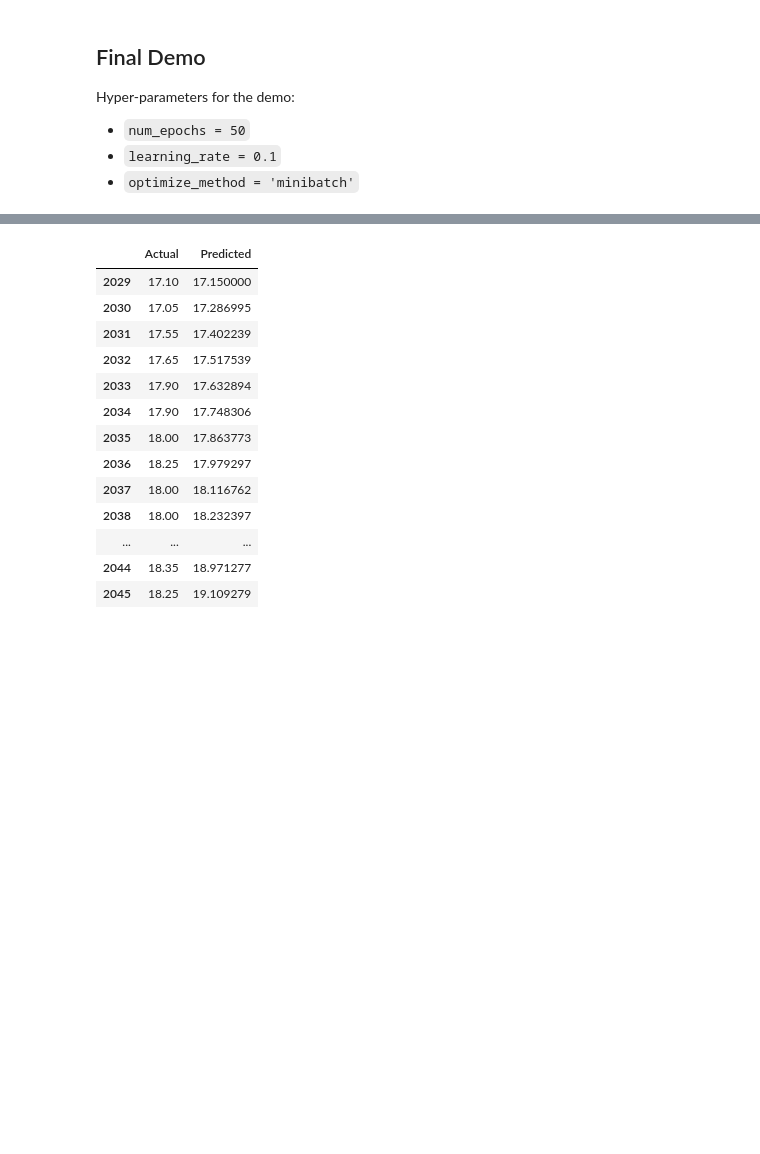
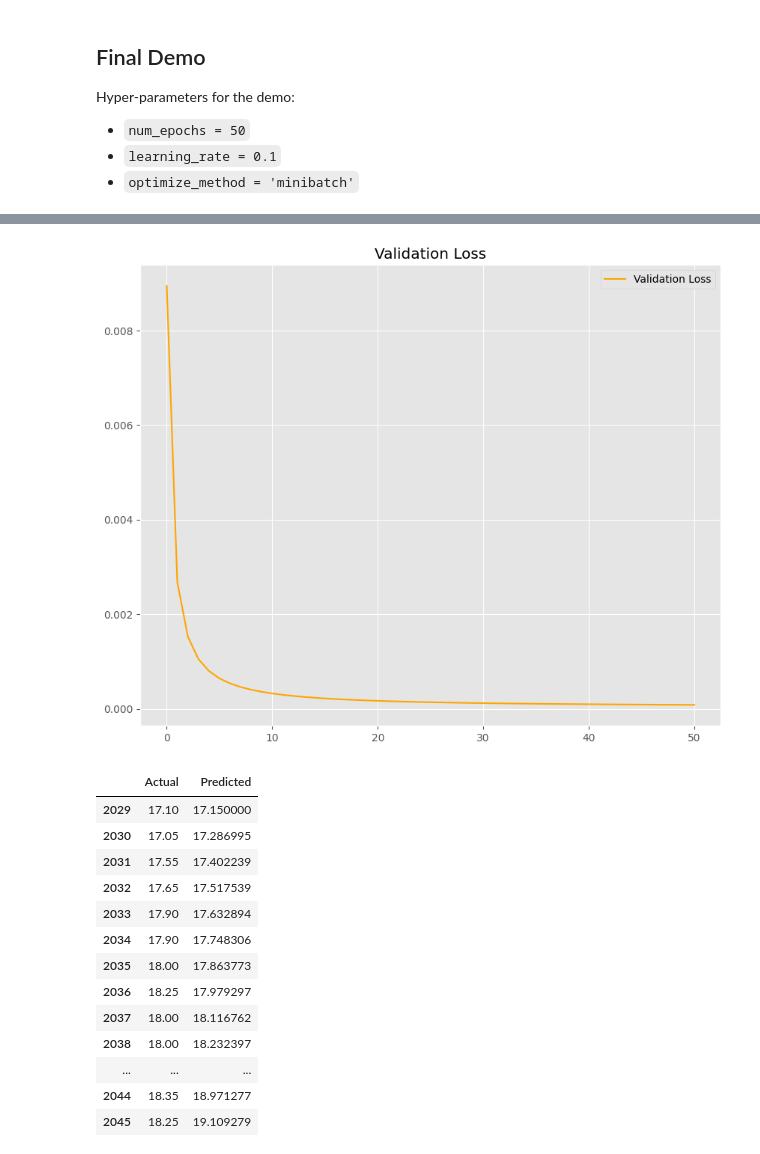
Before and after one commit to snguyenduongtruong/Parallelize-LSTM-, a Jupyter notebook: parallel LSTM.ipynb, the cells around one changed output, grey strips where cells are left out. Saved outputs shown, nothing was run; the diff lists cells and outputs as text; code cells hidden in the pictures; blank space fills up the shorter version.

```diff
--- a/parallel LSTM.ipynb
+++ b/parallel LSTM.ipynb
@@ -1380,6 +1541,8 @@ def loop_minibatches(implementation, minibatch_size, train_valid_set, params, al
             loop_samples_in_minibatch_sequential(minibatch_set, U, V, W, B, b_out, batch_grads_d_U, batch_grads_d_V, batch_grads_d_W, batch_grads_d_B, d_f, hidden_states_MEM, h_s_MEM, batch_train_losses, batch_valid_losses, outputs_MEM, round_decimal)
         elif implementation == 'numpy':
             loop_samples_in_minibatch_numpy(minibatch_set, U, V, W, B, b_out, batch_grads_d_U, batch_grads_d_V, batch_grads_d_W, batch_grads_d_B, d_f, hidden_states_MEM, h_s_MEM, batch_train_losses, batch_valid_losses, outputs_MEM, round_decimal)
+        elif implementation == 'parallel_cpu':
+            loop_samples_in_minibatch_parallel_cpu(minibatch_set, U, V, W, B, b_out, batch_grads_d_U, batch_grads_d_V, batch_grads_d_W, batch_grads_d_B, d_f, hidden_states_MEM, h_s_MEM, batch_train_losses, batch_valid_losses, outputs_MEM, round_decimal)
         elif implementation == 'parallel_v1':
             loop_samples_in_minibatch_parallel_v1[1, minibatch_size](minibatch_set, U, V, W, B, b_out, batch_grads_d_U, batch_grads_d_V, batch_grads_d_W, batch_grads_d_B, d_f, hidden_states_MEM, h_s_MEM, batch_train_losses, batch_valid_losses, outputs_MEM, round_decimal)
         elif implementation == 'parallel_v2':
@@ -1702,7 +1899,7 @@ import time
 
 start_time = time.time()
 params, training_loss, validation_loss = train_LSTM(
-    implementation = 'parallel_v3',
+    implementation = 'parallel_cpu',
     num_epochs = 51,
     minibatch_size = len(validation_set),
     round_decimal = 10,
@@ -1720,9 +1927,11 @@ print(f"Total Run time: {minutes} min {seconds:.2f} s")
 # %%
 plt.figure(figsize=(10, 8))
 plt.plot(validation_loss, label = 'Validation Loss', color = 'orange')
-plt.title('Training and Validation Loss')
+plt.title('Validation Loss')
 plt.legend()
 plt.show()
+# %% [output]
+[figure, added]
 # %%
 df = predict_US_airline_passengers(df, params, raw_data, centroids, devide_lines)
 actual_and_predicted = create_actual_and_predicted_df(df)
```
Also changed, not shown: parts of 20 cells of this notebook.
